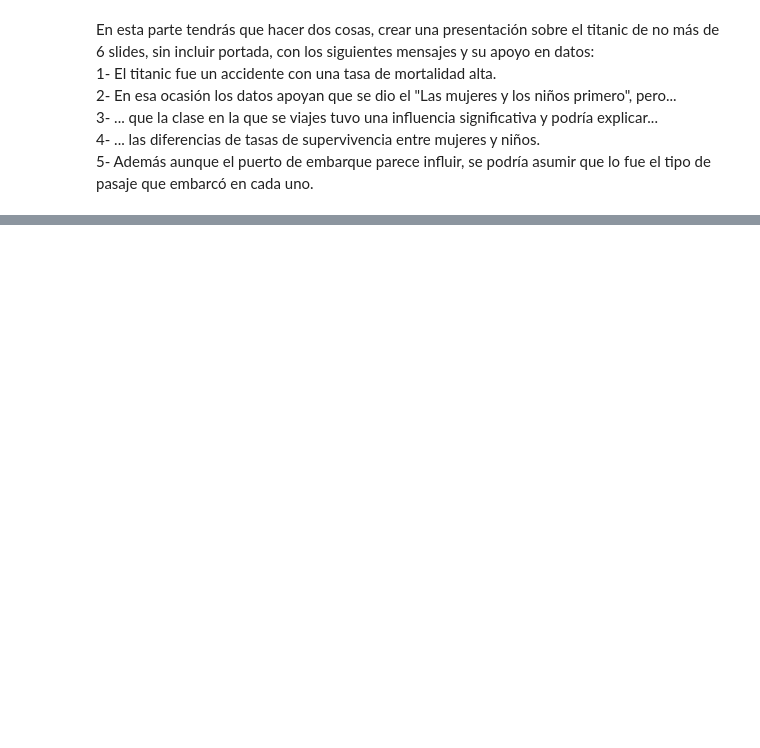
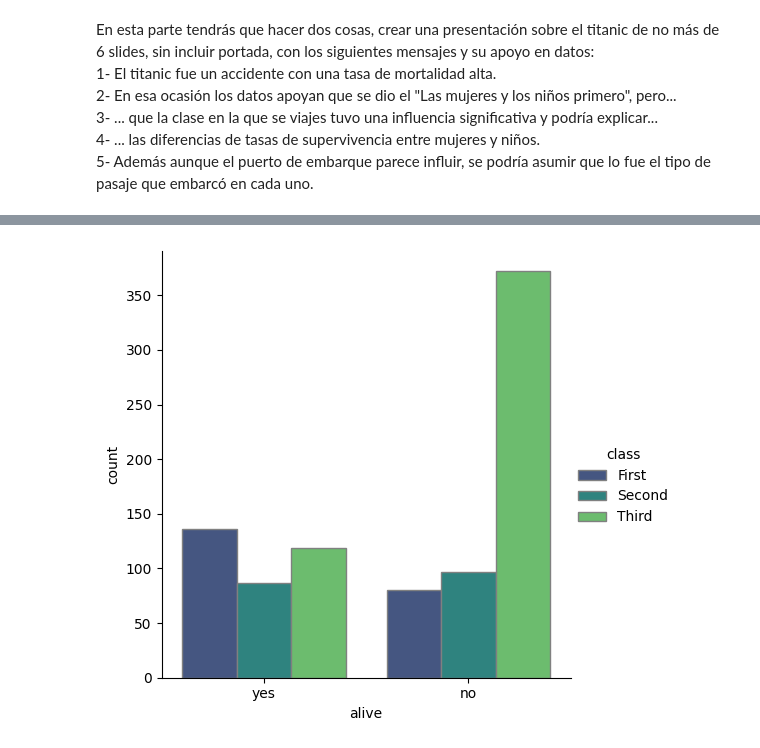
Before and after one commit to willwalker7/DS-Online-willwalker7, a Jupyter notebook: 03_Data_Analysis/Sprint_08/Unidad_02_Visualizacion_Avanzada_Seaborn/03_Practica_Obligatoria/ejercicio2_notebook.ipynb, the cells around one changed output, grey strips where cells are left out. Cells and saved outputs as stored; diff of their text form; code cells hidden in the pictures; blank space fills up the shorter version.

```diff
--- a/03_Data_Analysis/Sprint_08/Unidad_02_Visualizacion_Avanzada_Seaborn/03_Practica_Obligatoria/ejercicio2_notebook.ipynb
+++ b/03_Data_Analysis/Sprint_08/Unidad_02_Visualizacion_Avanzada_Seaborn/03_Practica_Obligatoria/ejercicio2_notebook.ipynb
@@ -27,0 +43,11 @@ Text(0.5, 1.0, 'Supervivientes')
+# %%
+# Clara prioridad según la clase del pasajero
+sns.catplot(x="alive",
+            hue="class",
+            kind="count",
+            edgecolor=".5",
+            orient = "V",
+            palette="viridis",
+            data=df.sort_values("class"));
+# %% [output]
+[figure, added]
```
Also changed, not shown: parts of 8 cells of this notebook, 1 other file.
